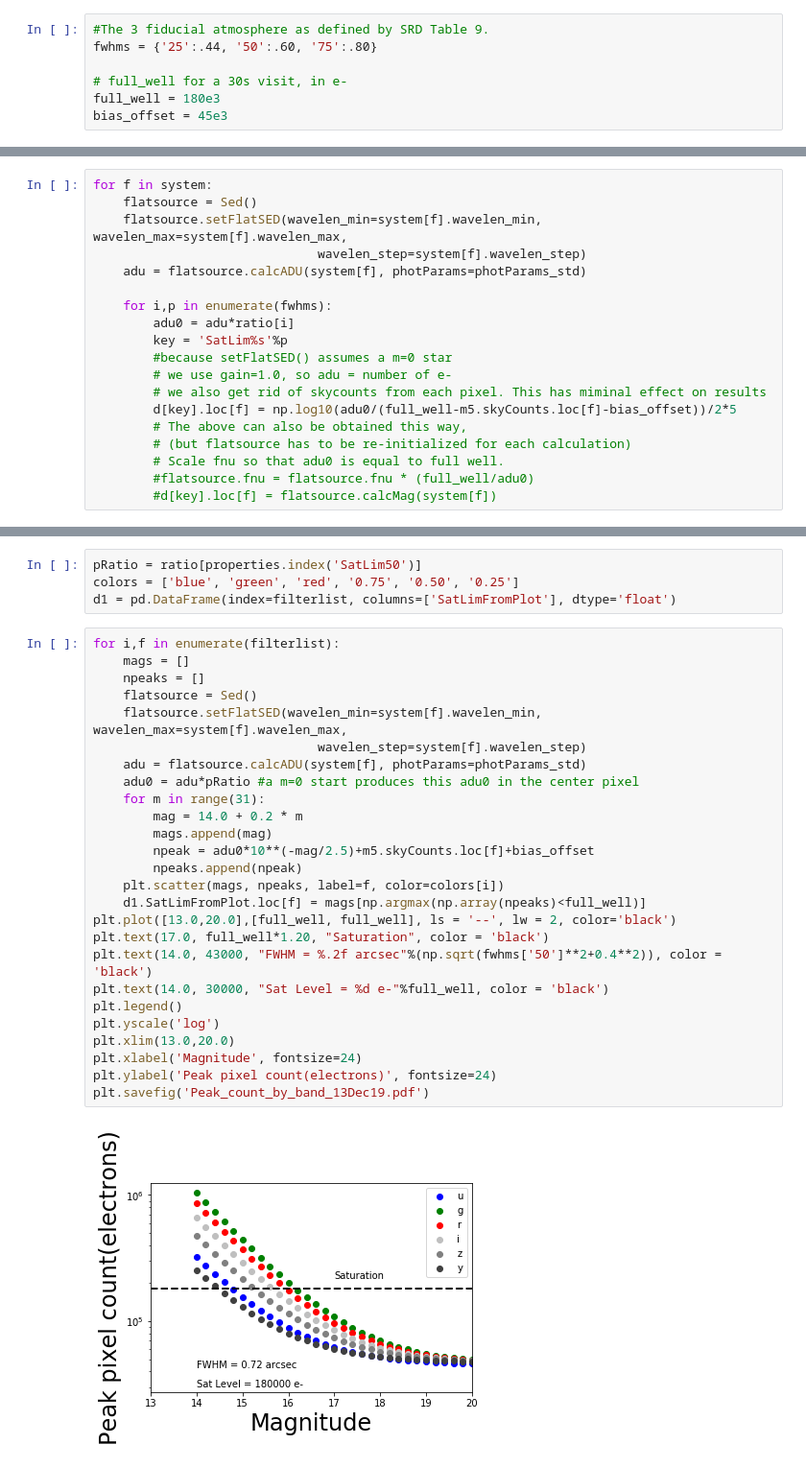
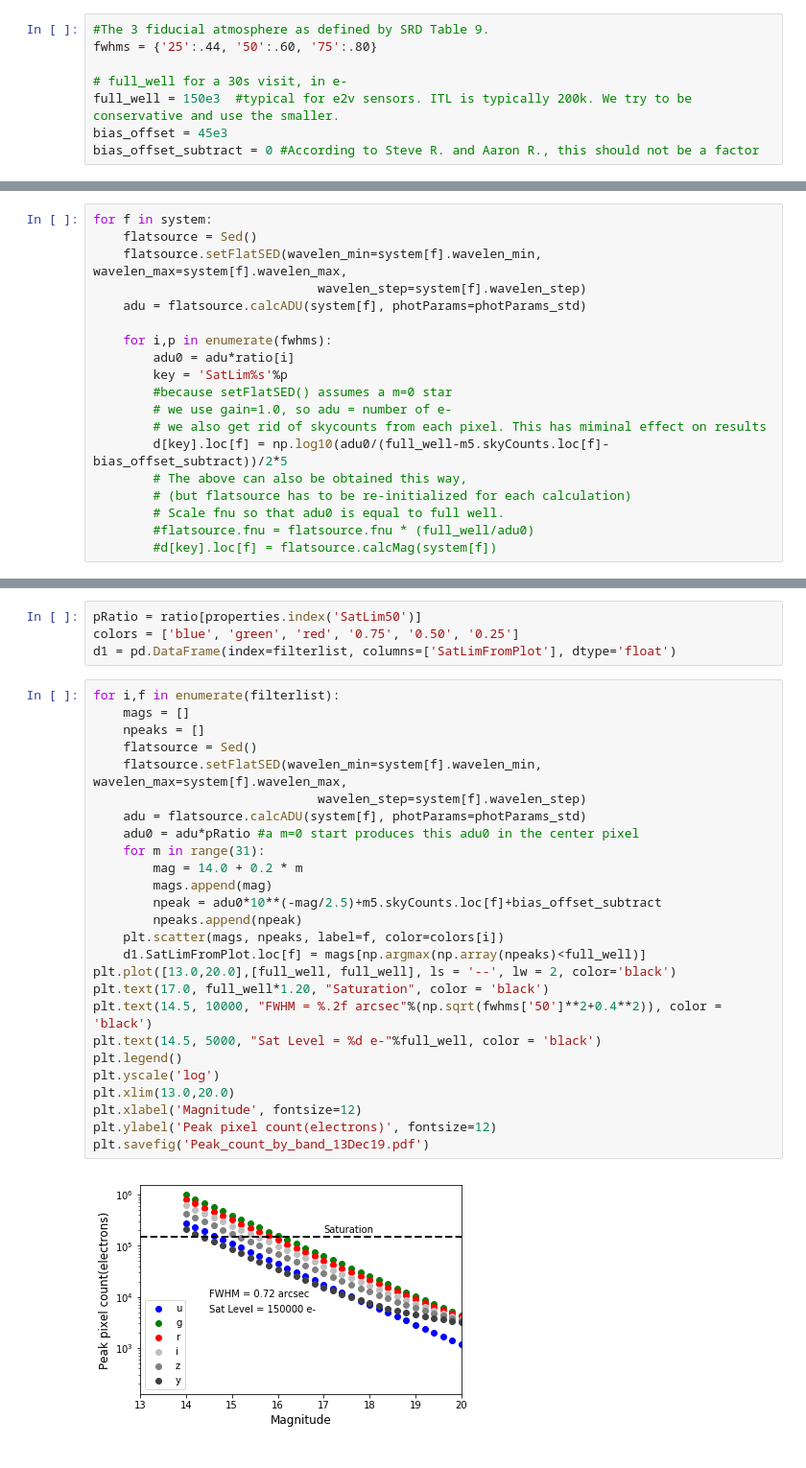
Before and after one commit to bxin/scratchBook, a Jupyter notebook: saturation_limit/saturation_limit.ipynb, the cells around one changed output, grey strips where cells are left out. Shown at 96% size. Saved outputs shown, nothing was run; the diff lists cells and outputs as text.

Commit message:
no subtracting bias offset

```diff
--- a/saturation_limit/saturation_limit.ipynb
+++ b/saturation_limit/saturation_limit.ipynb
@@ -13,8 +13,9 @@ import matplotlib.pyplot as plt
 fwhms = {'25':.44, '50':.60, '75':.80}
 
 # full_well for a 30s visit, in e-
-full_well = 180e3
+full_well = 150e3  #typical for e2v sensors. ITL is typically 200k. We try to be conservative and use the smaller.
 bias_offset = 45e3
+bias_offset_subtract = 0 #According to Steve R. and Aaron R., this should not be a factor
 # %% [markdown]
 ## We first determine what fraction of the flux will be in the center/brightest pixel
 ### Here for the atmosphereric PSF shape, we have assumed Kolmogorov. Currently Galsim doesn't provide Von Karman atmosphere profile. The difference between the two profiles, while the FWHM is the same, is expected to be small.
@@ -93,7 +94,7 @@ for f in system:
         #because setFlatSED() assumes a m=0 star
         # we use gain=1.0, so adu = number of e-
         # we also get rid of skycounts from each pixel. This has miminal effect on results
-        d[key].loc[f] = np.log10(adu0/(full_well-m5.skyCounts.loc[f]-bias_offset))/2*5
+        d[key].loc[f] = np.log10(adu0/(full_well-m5.skyCounts.loc[f]-bias_offset_subtract))/2*5
         # The above can also be obtained this way,
         # (but flatsource has to be re-initialized for each calculation)
         # Scale fnu so that adu0 is equal to full well.
@@ -118,31 +119,31 @@ d1 = pd.DataFrame(index=filterlist, columns=['SatLimFromPlot'], dtype='float')
 # %%
 for i,f in enumerate(filterlist):
     mags = []
     npeaks = []
     flatsource = Sed()
     flatsource.setFlatSED(wavelen_min=system[f].wavelen_min, wavelen_max=system[f].wavelen_max,
                               wavelen_step=system[f].wavelen_step)
     adu = flatsource.calcADU(system[f], photParams=photParams_std)
     adu0 = adu*pRatio #a m=0 start produces this adu0 in the center pixel
     for m in range(31):
         mag = 14.0 + 0.2 * m
         mags.append(mag)
-        npeak = adu0*10**(-mag/2.5)+m5.skyCounts.loc[f]+bias_offset
+        npeak = adu0*10**(-mag/2.5)+m5.skyCounts.loc[f]+bias_offset_subtract
         npeaks.append(npeak)
     plt.scatter(mags, npeaks, label=f, color=colors[i])
     d1.SatLimFromPlot.loc[f] = mags[np.argmax(np.array(npeaks)<full_well)]
 plt.plot([13.0,20.0],[full_well, full_well], ls = '--', lw = 2, color='black')
 plt.text(17.0, full_well*1.20, "Saturation", color = 'black')
-plt.text(14.0, 43000, "FWHM = %.2f arcsec"%(np.sqrt(fwhms['50']**2+0.4**2)), color = 'black')
-plt.text(14.0, 30000, "Sat Level = %d e-"%full_well, color = 'black')
+plt.text(14.5, 10000, "FWHM = %.2f arcsec"%(np.sqrt(fwhms['50']**2+0.4**2)), color = 'black')
+plt.text(14.5, 5000, "Sat Level = %d e-"%full_well, color = 'black')
 plt.legend()
 plt.yscale('log')
 plt.xlim(13.0,20.0)
-plt.xlabel('Magnitude', fontsize=24)
-plt.ylabel('Peak pixel count(electrons)', fontsize=24)
+plt.xlabel('Magnitude', fontsize=12)
+plt.ylabel('Peak pixel count(electrons)', fontsize=12)
 plt.savefig('Peak_count_by_band_13Dec19.pdf')
 # %% [output]
-[figure, old version]
+[figure, new version]
 # %%
 d1.join(d)
 # %% [output]
```
Also changed, not shown: parts of 4 cells of this notebook.
